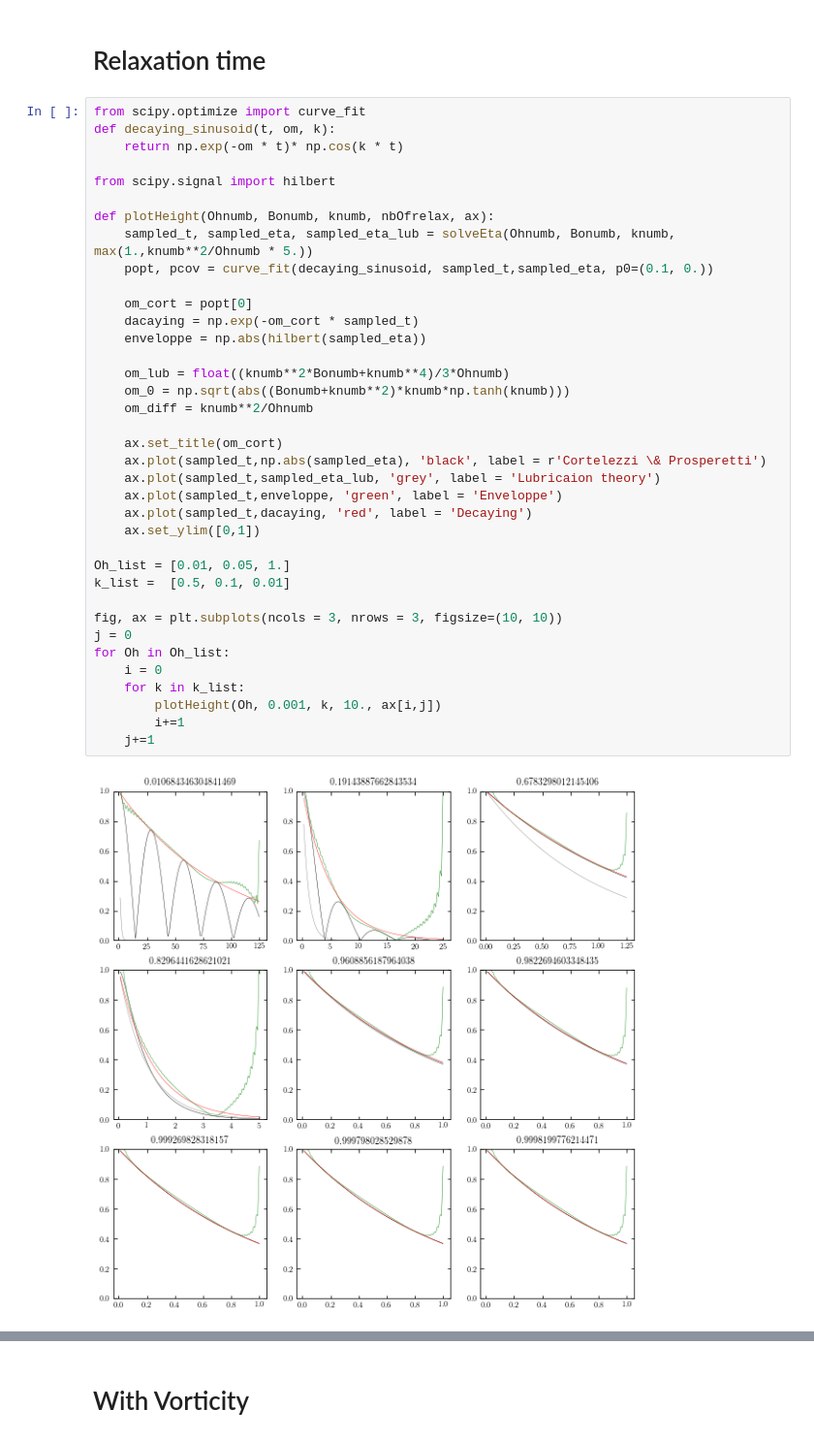
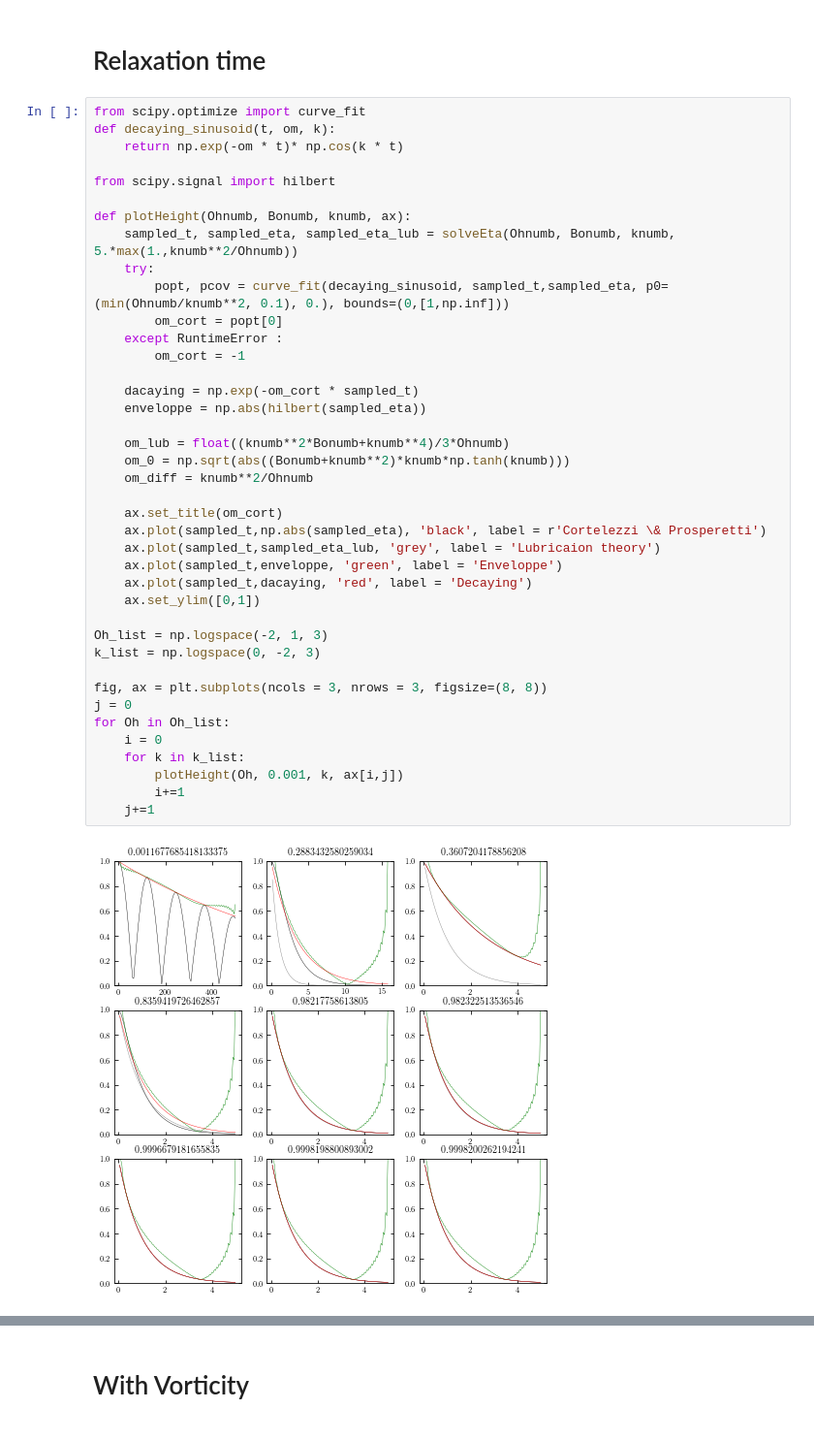
Before and after one commit to the-liquid-lab/on-the-limits-of-lubrication-theory, a Jupyter notebook: Cortelezzi.ipynb, the cells around one changed output, grey strips where cells are left out. Shown at 97% size. Drawn from its saved outputs; the diff is of its cells as text.

```diff
--- a/Cortelezzi.ipynb
+++ b/Cortelezzi.ipynb
@@ -115,39 +115,42 @@ def solveOmega(Ohnumb, Bonumb, knumb, nbOfrelax, toI, z_all):
 # %%
 from scipy.optimize import curve_fit
 def decaying_sinusoid(t, om, k):
     return np.exp(-om * t)* np.cos(k * t)
 
 from scipy.signal import hilbert
 
-def plotHeight(Ohnumb, Bonumb, knumb, nbOfrelax, ax):
-    sampled_t, sampled_eta, sampled_eta_lub = solveEta(Ohnumb, Bonumb, knumb, max(1.,knumb**2/Ohnumb * 5.))
-    popt, pcov = curve_fit(decaying_sinusoid, sampled_t,sampled_eta, p0=(0.1, 0.))
+def plotHeight(Ohnumb, Bonumb, knumb, ax):
+    sampled_t, sampled_eta, sampled_eta_lub = solveEta(Ohnumb, Bonumb, knumb, 5.*max(1.,knumb**2/Ohnumb))
+    try:
+        popt, pcov = curve_fit(decaying_sinusoid, sampled_t,sampled_eta, p0=(min(Ohnumb/knumb**2, 0.1), 0.), bounds=(0,[1,np.inf]))
+        om_cort = popt[0]
+    except RuntimeError :
+        om_cort = -1
 
-    om_cort = popt[0]
     dacaying = np.exp(-om_cort * sampled_t)
     enveloppe = np.abs(hilbert(sampled_eta))
 
     om_lub = float((knumb**2*Bonumb+knumb**4)/3*Ohnumb)
     om_0 = np.sqrt(abs((Bonumb+knumb**2)*knumb*np.tanh(knumb)))
     om_diff = knumb**2/Ohnumb
 
     ax.set_title(om_cort)
     ax.plot(sampled_t,np.abs(sampled_eta), 'black', label = r'Cortelezzi \& Prosperetti')
     ax.plot(sampled_t,sampled_eta_lub, 'grey', label = 'Lubricaion theory')
     ax.plot(sampled_t,enveloppe, 'green', label = 'Enveloppe')
     ax.plot(sampled_t,dacaying, 'red', label = 'Decaying')
     ax.set_ylim([0,1])
 
-Oh_list = [0.01, 0.05, 1.]
-k_list =  [0.5, 0.1, 0.01]
+Oh_list = np.logspace(-2, 1, 3)
+k_list = np.logspace(0, -2, 3)
 
-fig, ax = plt.subplots(ncols = 3, nrows = 3, figsize=(10, 10))
+fig, ax = plt.subplots(ncols = 3, nrows = 3, figsize=(8, 8))
 j = 0
 for Oh in Oh_list:
     i = 0
     for k in k_list:
-        plotHeight(Oh, 0.001, k, 10., ax[i,j])
+        plotHeight(Oh, 0.001, k, ax[i,j])
         i+=1
     j+=1
 # %% [output]
-[figure, old version]
+[figure, new version]
```
Also changed, not shown: parts of 2 cells of this notebook.
